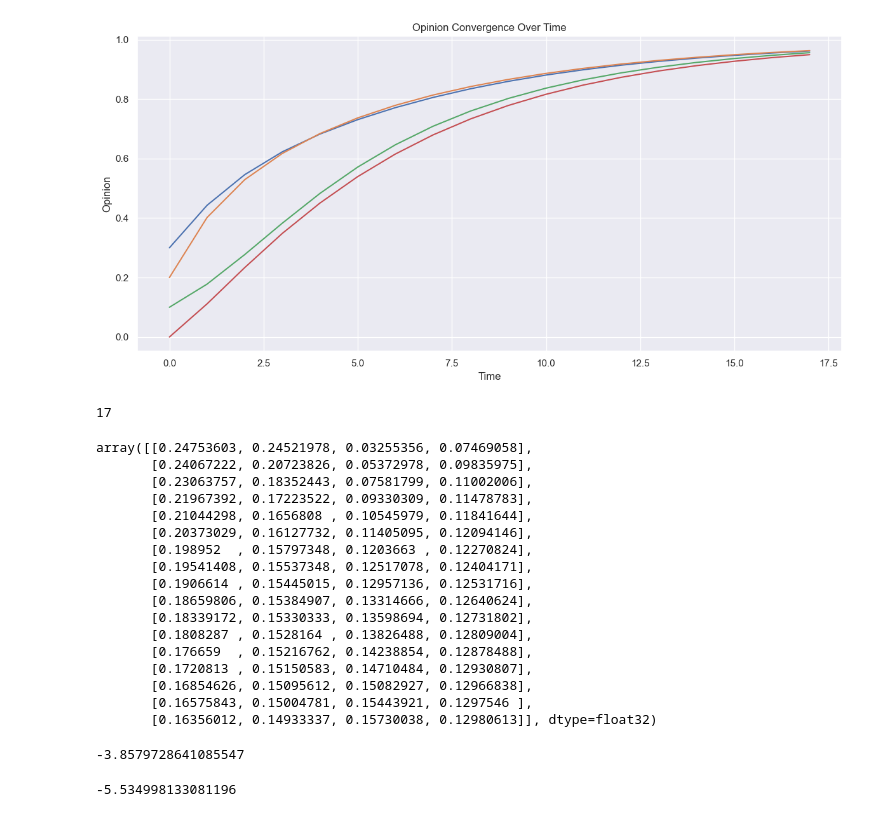
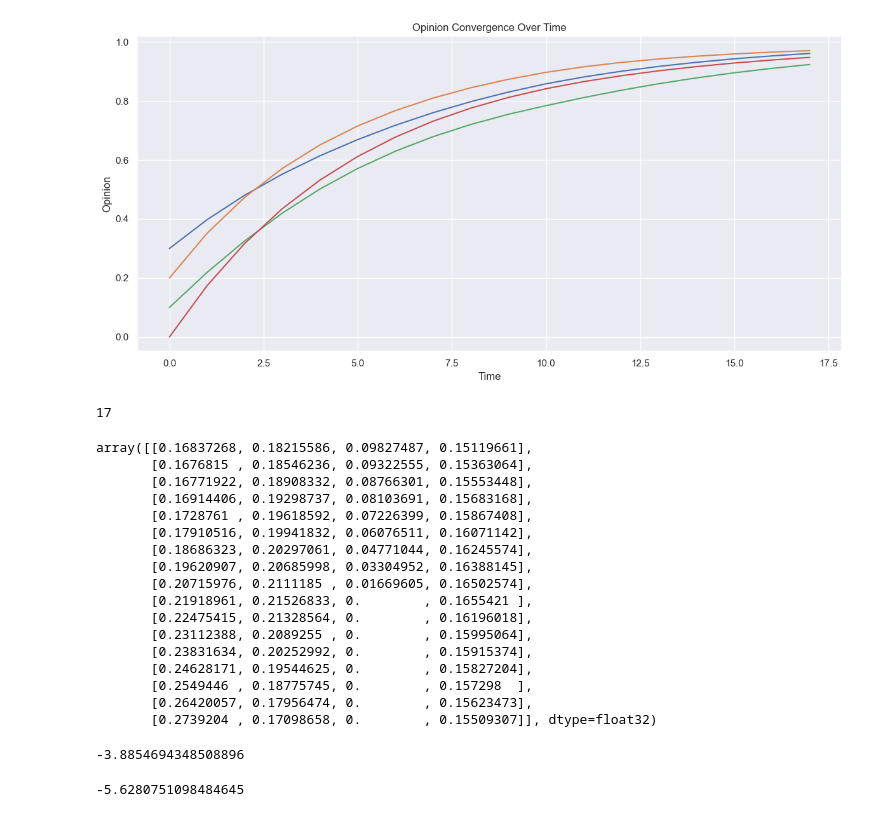
Before and after one commit to mariusdgm/phd-rl-algos, a Jupyter notebook: dqn/opinion_dynamics/experiments/agent_eval.ipynb, the cells around one changed output. Saved outputs shown, nothing was run; the diff lists cells and outputs as text; code cells hidden in the pictures.

```diff
--- a/dqn/opinion_dynamics/experiments/agent_eval.ipynb
+++ b/dqn/opinion_dynamics/experiments/agent_eval.ipynb
@@ -113,7 +113,11 @@ def run_policy_agent(agent, max_steps=1000):
 # exp_subdir = r"D:\Work\repos\RL\phd-rl-algos\dqn\opinion_dynamics\experiments\results\2025Apr22-104437_configs\0003_agent_params.args_.action_w_noise_amplitude_0.6\0"
 
 # last run
-exp_subdir = r"D:\Work\repos\RL\phd-rl-algos\dqn\opinion_dynamics\experiments\results\2025May02-101004_configs\0025_optim.args_.eps_1e-07__optim.args_.lr_1e-05__agent_params.args_.target_model_update_freq_500__agent_params.args_.training_freq_4__agent_params.args_.batch_size_32__agent_params.args_.action_w_noise_amplitude_0.3\1"
+# exp_subdir = r"D:\Work\repos\RL\phd-rl-algos\dqn\opinion_dynamics\experiments\results\2025May02-101004_configs\0025_optim.args_.eps_1e-07__optim.args_.lr_1e-05__agent_params.args_.target_model_update_freq_500__agent_params.args_.training_freq_4__agent_params.args_.batch_size_32__agent_params.args_.action_w_noise_amplitude_0.3\1" # excellent run
+
+
+exp_subdir = r"D:\Work\repos\RL\phd-rl-algos\dqn\opinion_dynamics\experiments\results\2025May05-114705_configs\0000_experiment_run_name_best_params\5"
+
 
 agent = instantiate_agent(exp_subdir)
 
@@ -129,4 +133,4 @@ Simulation ended at step 16: done=True, truncated=False
-[figure, old version]
+[figure, new version]
 # %%
 len(actions)
 # %% [output]
@@ -134,23 +138,23 @@ len(actions)
 # %%
 actions
 # %% [output]
-array([[0.24753603, 0.24521978, 0.03255356, 0.07469058],
-       [0.24067222, 0.20723826, 0.05372978, 0.09835975],
-       [0.23063757, 0.18352443, 0.07581799, 0.11002006],
-       [0.21967392, 0.17223522, 0.09330309, 0.11478783],
-       [0.21044298, 0.1656808 , 0.10545979, 0.11841644],
-       [0.20373029, 0.16127732, 0.11405095, 0.12094146],
-       [0.198952  , 0.15797348, 0.1203663 , 0.12270824],
-       [0.19541408, 0.15537348, 0.12517078, 0.12404171],
-       [0.1906614 , 0.15445015, 0.12957136, 0.12531716],
-       [0.18659806, 0.15384907, 0.13314666, 0.12640624],
-       [0.18339172, 0.15330333, 0.13598694, 0.12731802],
-       [0.1808287 , 0.1528164 , 0.13826488, 0.12809004],
-       [0.176659  , 0.15216762, 0.14238854, 0.12878488],
-       [0.1720813 , 0.15150583, 0.14710484, 0.12930807],
-       [0.16854626, 0.15095612, 0.15082927, 0.12966838],
-       [0.16575843, 0.15004781, 0.15443921, 0.1297546 ],
-       [0.16356012, 0.14933337, 0.15730038, 0.12980613]], dtype=float32)
+array([[0.16837268, 0.18215586, 0.09827487, 0.15119661],
+       [0.1676815 , 0.18546236, 0.09322555, 0.15363064],
+       [0.16771922, 0.18908332, 0.08766301, 0.15553448],
+       [0.16914406, 0.19298737, 0.08103691, 0.15683168],
+       [0.1728761 , 0.19618592, 0.07226399, 0.15867408],
+       [0.17910516, 0.19941832, 0.06076511, 0.16071142],
+       [0.18686323, 0.20297061, 0.04771044, 0.16245574],
+       [0.19620907, 0.20685998, 0.03304952, 0.16388145],
+       [0.20715976, 0.2111185 , 0.01669605, 0.16502574],
+       [0.21918961, 0.21526833, 0.        , 0.1655421 ],
+       [0.22475415, 0.21328564, 0.        , 0.16196018],
+       [0.23112388, 0.2089255 , 0.        , 0.15995064],
+       [0.23831634, 0.20252992, 0.        , 0.15915374],
+       [0.24628171, 0.19544625, 0.        , 0.15827204],
+       [0.2549446 , 0.18775745, 0.        , 0.157298  ],
+       [0.26420057, 0.17956474, 0.        , 0.15623473],
+       [0.2739204 , 0.17098658, 0.        , 0.15509307]], dtype=float32)
 # %%
 gamma = 0.9
 total_value = 0
@@ -159,8 +163,8 @@ for i, r in enumerate(rewards):
 
 total_value
 # %% [output]
--3.8579728641085547
+-3.8854694348508896
 # %%
 sum(rewards)
 # %% [output]
--5.534998133081196
+-5.6280751098484645
```
Also changed, not shown: parts of 1 cell of this notebook, 6 other files.
